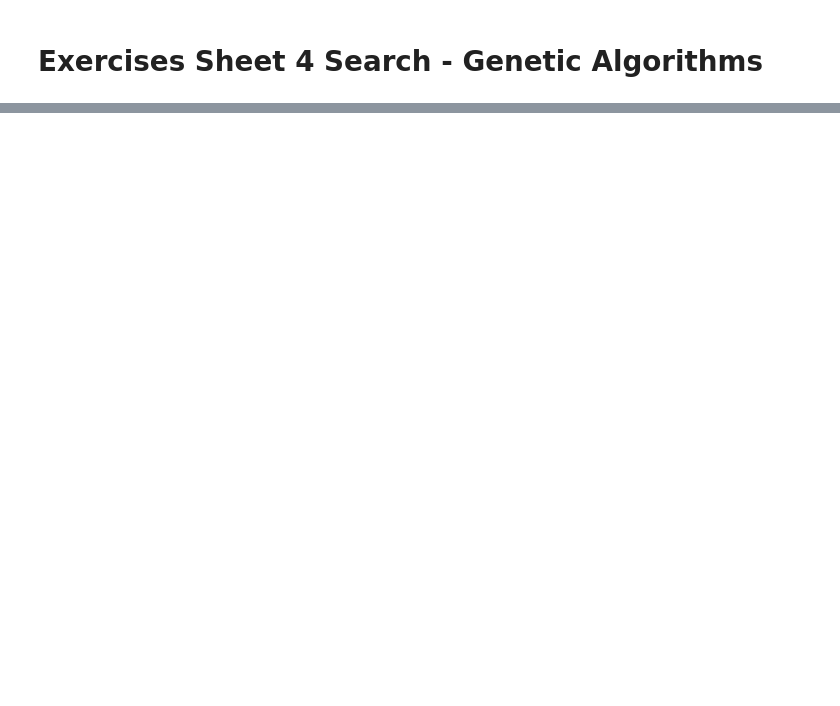
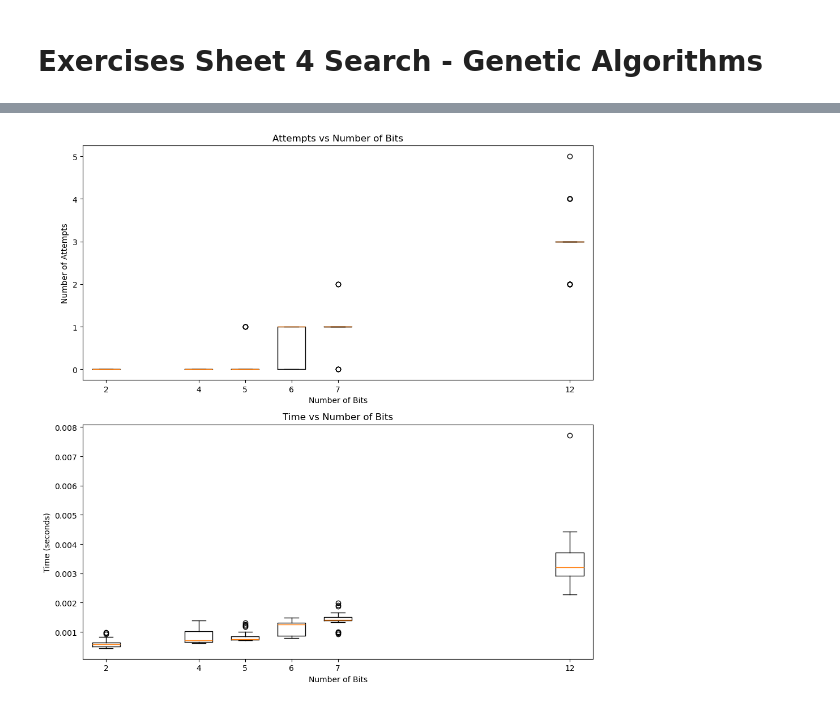
Before and after one commit to Yeshey/IAA-IntroAprendizagemAutomatica, a Jupyter notebook: Ficha4/Ficha4.ipynb, the cells around one changed output, grey strips where cells are left out. Cells and saved outputs as stored; diff of their text form; code cells hidden in the pictures; blank space fills up the shorter version.

```diff
--- a/Ficha4/Ficha4.ipynb
+++ b/Ficha4/Ficha4.ipynb
@@ -283,0 +335,23 @@ print(top30)
+# %%
+myGame = Game(6)
+#myPattern = myGame.generate_random_bit_pattern()
+#print(myPattern)
+#print(myGame.mutate_pattern(myPattern))
+
+print(f"(num_attempts, time) for str_size=4: {measure_performance_random_picks(str_size=4, num_trials=1)}")
+print(f"(num_attempts, time) for str_size=6: {measure_performance_random_picks(str_size=6, num_trials=1)}")
+print(f"(num_attempts, time) for str_size=8: {measure_performance_random_picks(str_size=8, num_trials=1)}")
+
+str_sizes = [2, 4, 5, 6, 7, 12] # for tests
+
+# Ex 1 b)
+for x in str_sizes:
+    only_better_fittness(x)
+
+# Define the pattern sizes to test#
+# Plot the performance
+print("Plot Performance for the random picks function:")
+plot_performance(str_sizes, num_trials=30, performance_func=measure_performance_random_picks)
+
+print("Plot Performance for accepting only better mutations function:")
+plot_performance(str_sizes, num_trials=30, performance_func=measure_performance_only_better_picks) # Ex 1 b)
@@ -283,0 +390,4 @@ print(top30)
+# %%
+print("Plot Performance for using generations and crossing the best ones function:")
+plot_performance(str_sizes, num_trials=30, performance_func=measure_performance_crossover) # Ex 1.3
+# %% [output]
@@ -283,0 +411 @@ print(top30)
+[figure, added]
```
Also changed, not shown: parts of 5 cells of this notebook.
